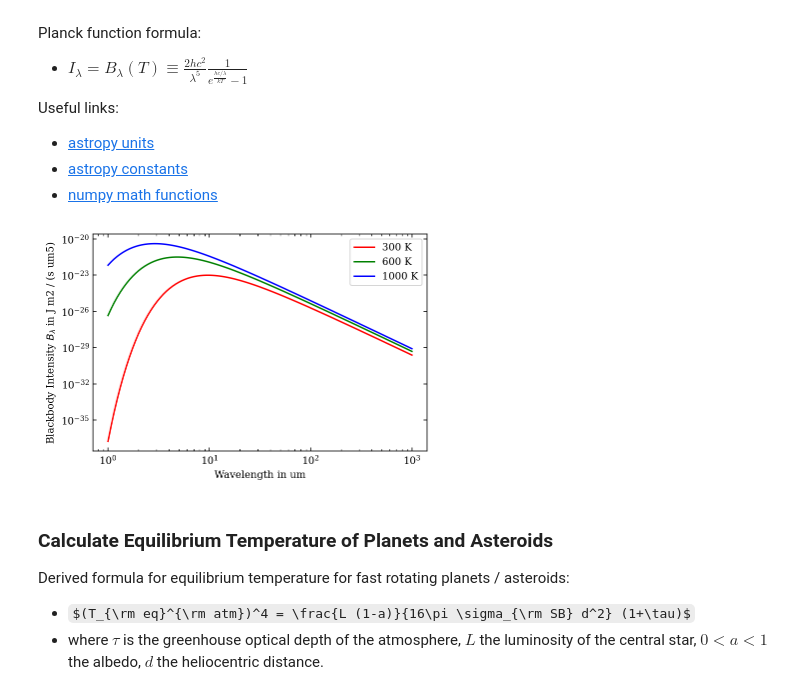
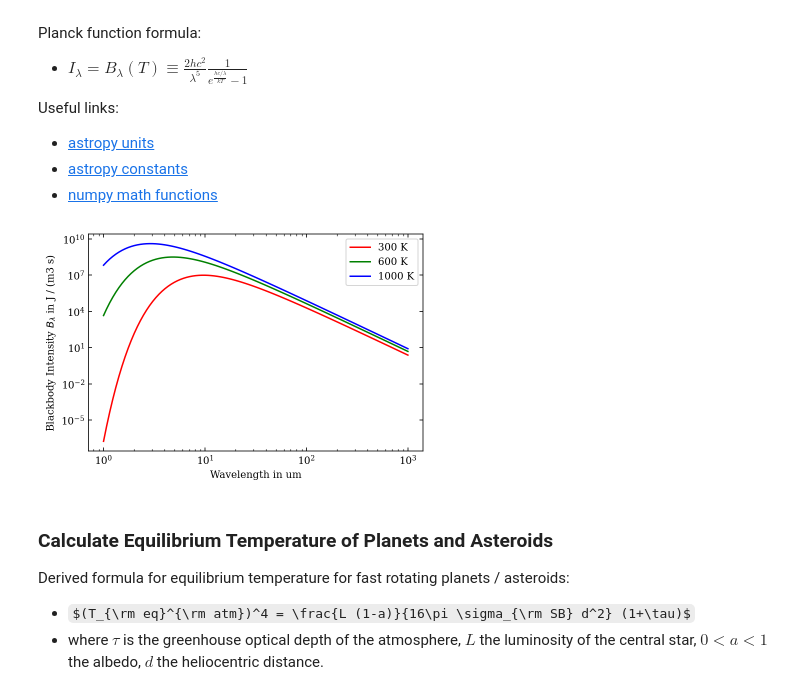
Before and after one commit to fuhaiastro/py4astro, a Jupyter notebook: astr1771/Blackbody.ipynb, the cells around one changed output. Saved outputs shown, nothing was run; the diff lists cells and outputs as text; code cells hidden in the pictures; some formulas as TeX source.

```diff
--- a/astr1771/Blackbody.ipynb
+++ b/astr1771/Blackbody.ipynb
@@ -13,32 +13,35 @@ Useful links:
 # %%
 # load essential modules - numpy for scientific calculation and astropy's constants
 import numpy as np
 import astropy.constants as const
 import astropy.units as u
 import matplotlib.pyplot as plt
 
 # function to calculate B_lambda(T)
 def planck(lam,T):
     # lam - wavelengths, T - temperature
     # all input parameters should be quantities (value + unit)
     pl_part = 2.0 * const.h * (const.c ** 2)/(lam ** 5)
     exppart = np.exp(const.h * const.c/(lam * const.k_B * T))-1.0
     return pl_part/exppart
 
 # example: blackbody radiation spectrum for T = 300 K, 600 K, and 1000 K
-lam = np.logspace(0.0,3,num=100) * u.um
+lam = np.logspace(0.0,3,num=100) * 1e-6 * u.m
 B_lambda1 = planck(lam, 300.0 * u.K)
 B_lambda2 = planck(lam, 600.0 * u.K)
 B_lambda3 = planck(lam,1000.0 * u.K)
+
+# convert from m to um
+lam = lam.to(u.um)
 
 plt.plot(lam,B_lambda1,'r-',lam,B_lambda2,'g-',lam,B_lambda3,'b-')
 plt.yscale('log')
 plt.xscale('log')
 plt.legend(['300 K', '600 K', '1000 K'])
 plt.xlabel('Wavelength in '+str(lam.unit))
 plt.ylabel('Blackbody Intensity $B_\lambda$ in '+str(B_lambda1.unit));
 # %% [output]
-[figure, old version]
+[figure, new version]
 # %% [markdown]
 ### Calculate Equilibrium Temperature of Planets and Asteroids
 
```
Also changed, not shown: parts of 1 cell of this notebook.
